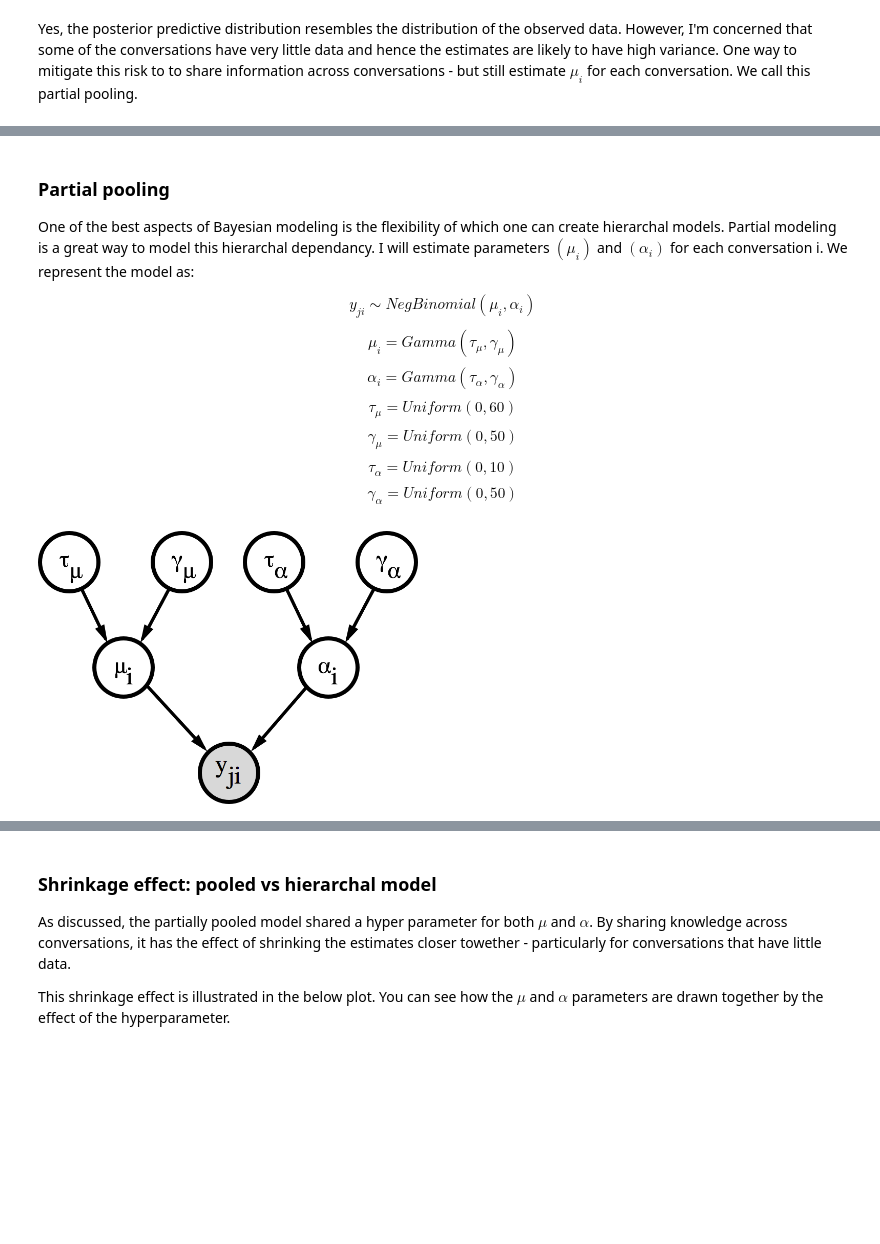
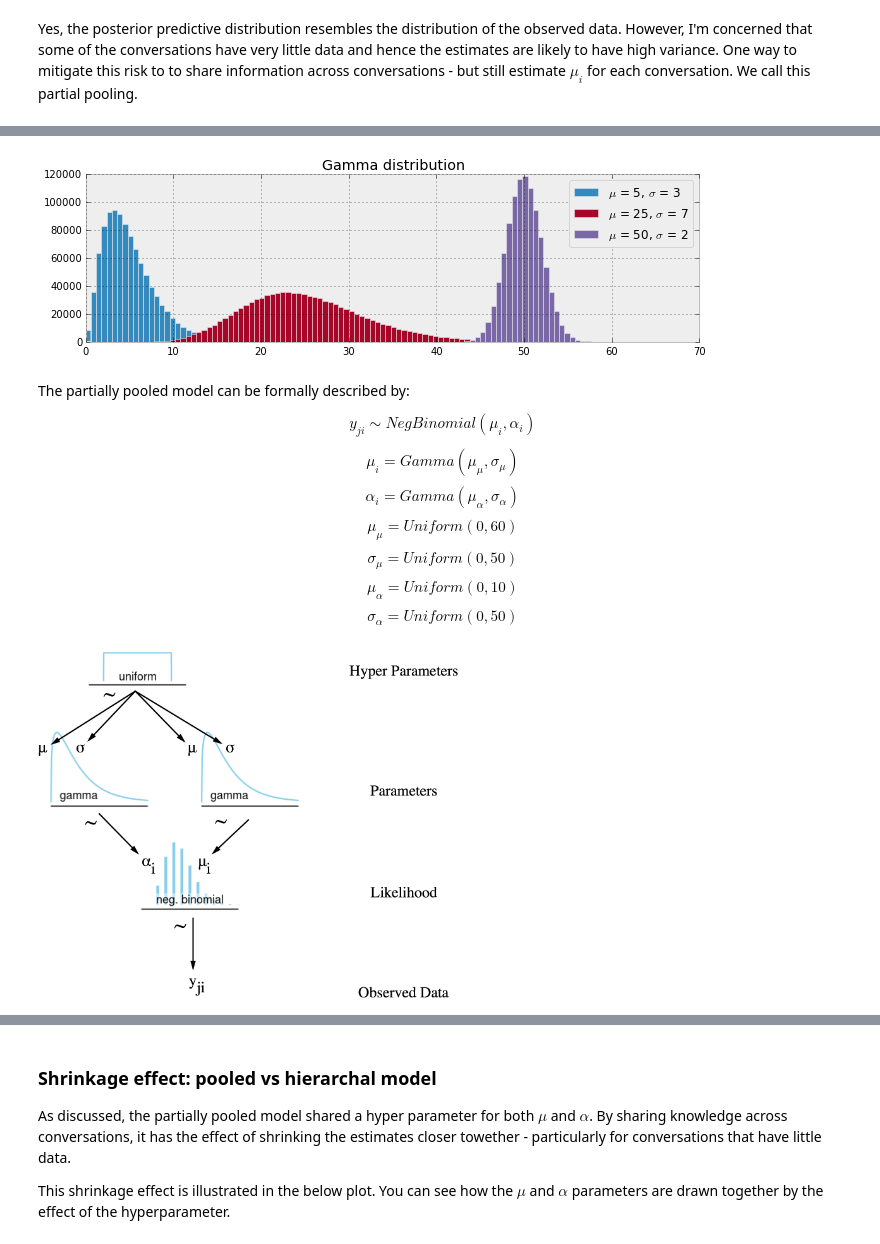
Before and after one commit to markdregan/Bayesian-Modelling-in-Python, a Jupyter notebook: Section 3. Hierarchical modelling.ipynb, the cells around one changed output, grey strips where cells are left out. Saved outputs shown, nothing was run; the diff lists cells and outputs as text; code cells hidden in the pictures; blank space fills up the shorter version.

```diff
--- a/Section 3. Hierarchical modelling.ipynb
+++ b/Section 3. Hierarchical modelling.ipynb
@@ -128,18 +142,31 @@ Yes, the posterior predictive distribution resembles the distribution of the obs
+# %%
+mu = [5,25,50]
+sd = [3,7,2]
+
+plt.figure(figsize=(11,3))
+_ = plt.title('Gamma distribution')
+
+with pm.Model() as model:
+    for i, (j, k) in enumerate(zip(mu, sd)):
+        samples = pm.Gamma('gamma', mu=j, sd=k).random(size=10**6)
+        plt.hist(samples, bins=100, range=(0,60), color=colors[i], alpha=1)
+
+_ = plt.legend(['$\mu$ = %s, $\sigma$ = %s' % (mu[a], sd[a]) for a in [0,1,2]])
+# %% [output]
+[figure, added]
 # %% [markdown]
-### Partial pooling
-One of the best aspects of Bayesian modeling is the flexibility of which one can create hierarchal models. Partial modeling is a great way to model this hierarchal dependancy. I will estimate  parameters $(\mu_i)$ and $(\alpha_i)$ for each conversation i. We represent the model as:
+The partially pooled model can be formally described by:
 
 $$y_{ji} \sim NegBinomial(\mu_i, \alpha_i)$$
-$$\mu_i = Gamma(\tau_\mu, \gamma_\mu)$$
-$$\alpha_i = Gamma(\tau_\alpha, \gamma_\alpha)$$
-$$\tau_\mu = Uniform(0, 60)$$
-$$\gamma_\mu = Uniform(0, 50)$$
-$$\tau_\alpha = Uniform(0, 10)$$
-$$\gamma_\alpha = Uniform(0, 50)$$
+$$\mu_i = Gamma(\mu_\mu, \sigma_\mu)$$
+$$\alpha_i = Gamma(\mu_\alpha, \sigma_\alpha)$$
+$$\mu_\mu = Uniform(0, 60)$$
+$$\sigma_\mu = Uniform(0, 50)$$
+$$\mu_\alpha = Uniform(0, 10)$$
+$$\sigma_\alpha = Uniform(0, 50)$$
-# %%
-from IPython.display import Image
-Image('graphics/dag-partial-pooled-model.png', width=380)
-# %% [output]
-[figure, removed]
+# %%
+Image('graphics/dag neg poisson gamma hyper.png', width=420)
+# %% [output]
+[figure, added]
 # %%
 with pm.Model() as model:
```
Also changed, not shown: parts of 17 cells of this notebook.
